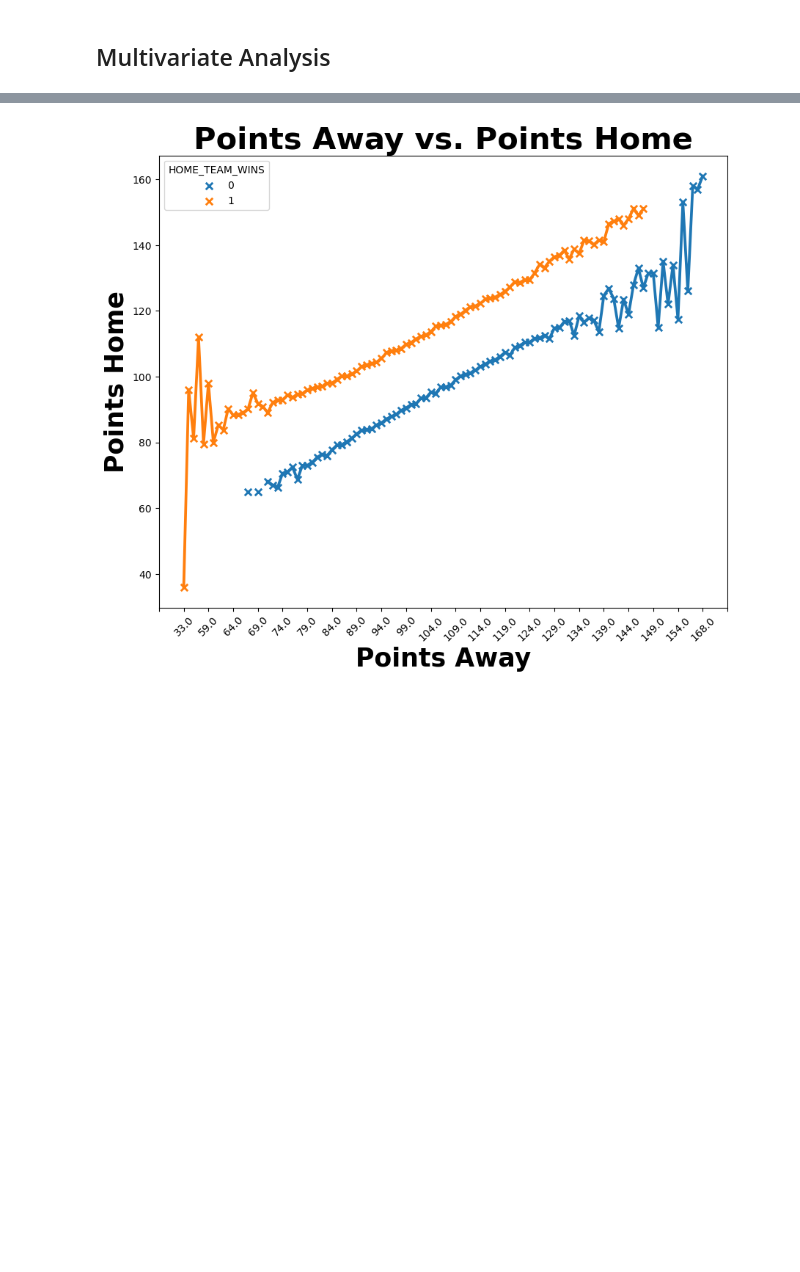
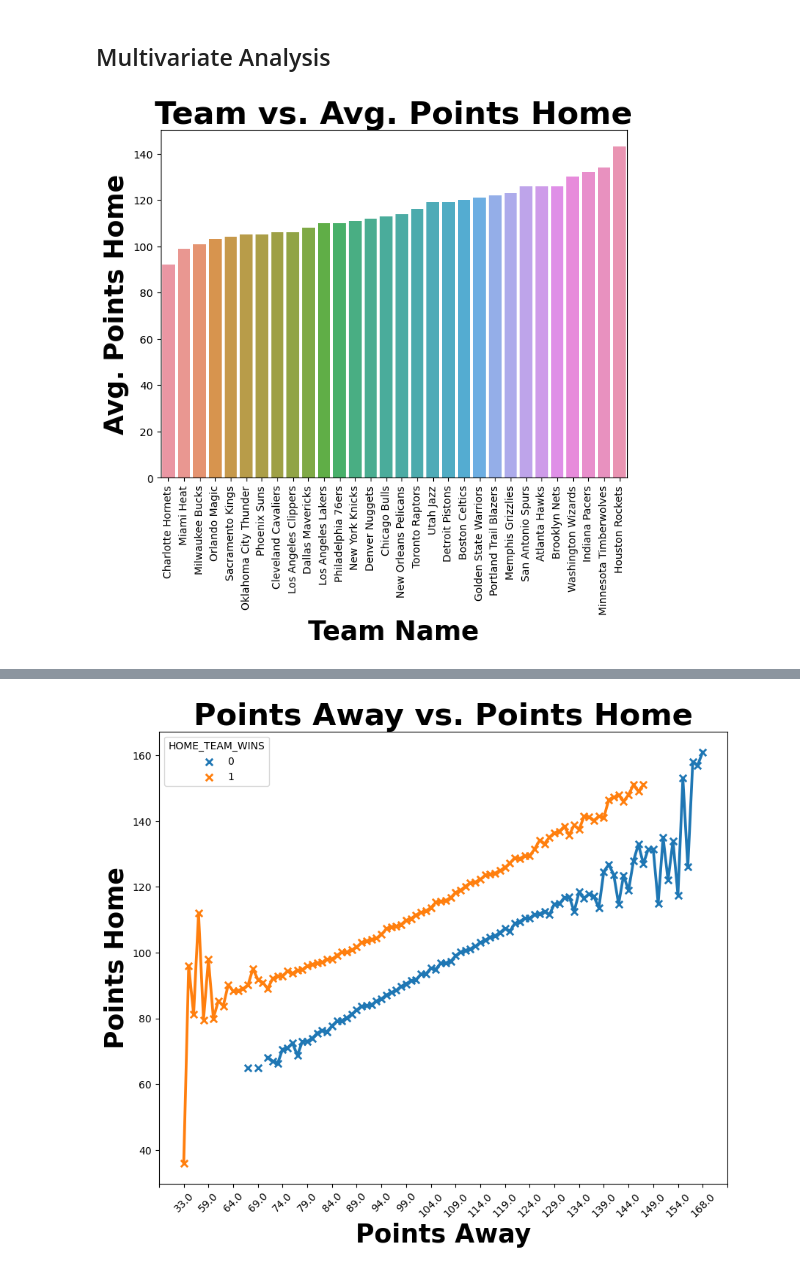
Before and after one commit to jaytrey777/NBA-Home-Team-Wins, a Jupyter notebook: NBA Home Team Wins.ipynb, the cells around one changed output, grey strips where cells are left out. Drawn from its saved outputs; the diff is of its cells as text; code cells hidden in the pictures; blank space fills up the shorter version.

```diff
--- a/NBA Home Team Wins.ipynb
+++ b/NBA Home Team Wins.ipynb
@@ -148,0 +127,6 @@ memory usage: 4.3+ MB
+# %%
+filename2 = 'https://raw.githubusercontent.com/jaytrey777/NBA-Home-Team-Wins/main/teams.csv'
+df2 = pd.read_csv(filename2)
+#Create new column that has team name to be substuited in the other dataframe for Team ID
+df2['TEAM_NAME'] = df2['CITY'] + " " + df2['NICKNAME']
+df2.head()
@@ -226,0 +242,24 @@ df.describe()
+# %%
+# Replace Home team ID with Team Name
+counter = 0
+b = 0
+for team in df['HOME_TEAM_ID']:
+  if team == df2['TEAM_ID'].iloc[b]:
+    df['HOME_TEAM_ID'] = df2['TEAM_NAME']
+    if counter <= 30:
+        counter += 1
+    elif b <= 30:
+        counter = 0
+        b += 1
+# %%
+# Replace Away team ID with Team Name
+counter = 0
+b = 0
+for team in df['VISITOR_TEAM_ID']:
+  if team == df2['TEAM_ID'].iloc[b]:
+    df['VISITOR_TEAM_ID'] = df2['TEAM_NAME']
+    if counter <= 30:
+        counter += 1
+    elif b <= 30:
+        counter = 0
+        b += 1
@@ -238,8 +297,8 @@ There are no duplicate rows in the data set so I am good here!
 # %% [markdown]
 I will drop the GAME_DATE_EST, GAME_ID, GAME_STATUS_TEXT, HOME_TEAM_ID, VISITOR_TEAM_ID, TEAM_ID_home and TEAM_ID_away columns. They do not have any bearing on the target value.
 # %%
-drop_these = ['GAME_DATE_EST', 'GAME_ID', 'GAME_STATUS_TEXT', 'HOME_TEAM_ID',
-              'VISITOR_TEAM_ID', 'TEAM_ID_home', 'TEAM_ID_away']
+drop_these = ['GAME_DATE_EST', 'GAME_ID', 'GAME_STATUS_TEXT', 'TEAM_ID_home',
+              'TEAM_ID_away']
 
 df.drop(columns = drop_these, inplace = True)
 df.info()
@@ -381,3 +442,14 @@ There are several features that have weak and moderate correlation.  I want to l
 - PTS_away vs. FG_PCT_away
 # %% [markdown]
 ## Multivariate Analysis
+# %%
+fig, ax = plt.subplots(figsize = (8, 6))
+z = round(df.groupby(by = 'HOME_TEAM_ID', sort = True)['PTS_home'].mean(), 2)
+z = z.sort_values()
+ax = sns.barplot(x = z.index , y = z.sort_values(), order = z.index)
+ax.set_title('Team vs. Avg. Points Home', fontsize = 30, fontweight = 'bold');
+ax.set_xlabel('Team Name', fontsize = 25, fontweight = 'bold')
+ax.set_ylabel('Avg. Points Home', fontsize = 25, fontweight = 'bold')
+plt.xticks(rotation = 90);
+# %% [output]
+[figure, added]
```
Also changed, not shown: parts of 16 cells of this notebook.
